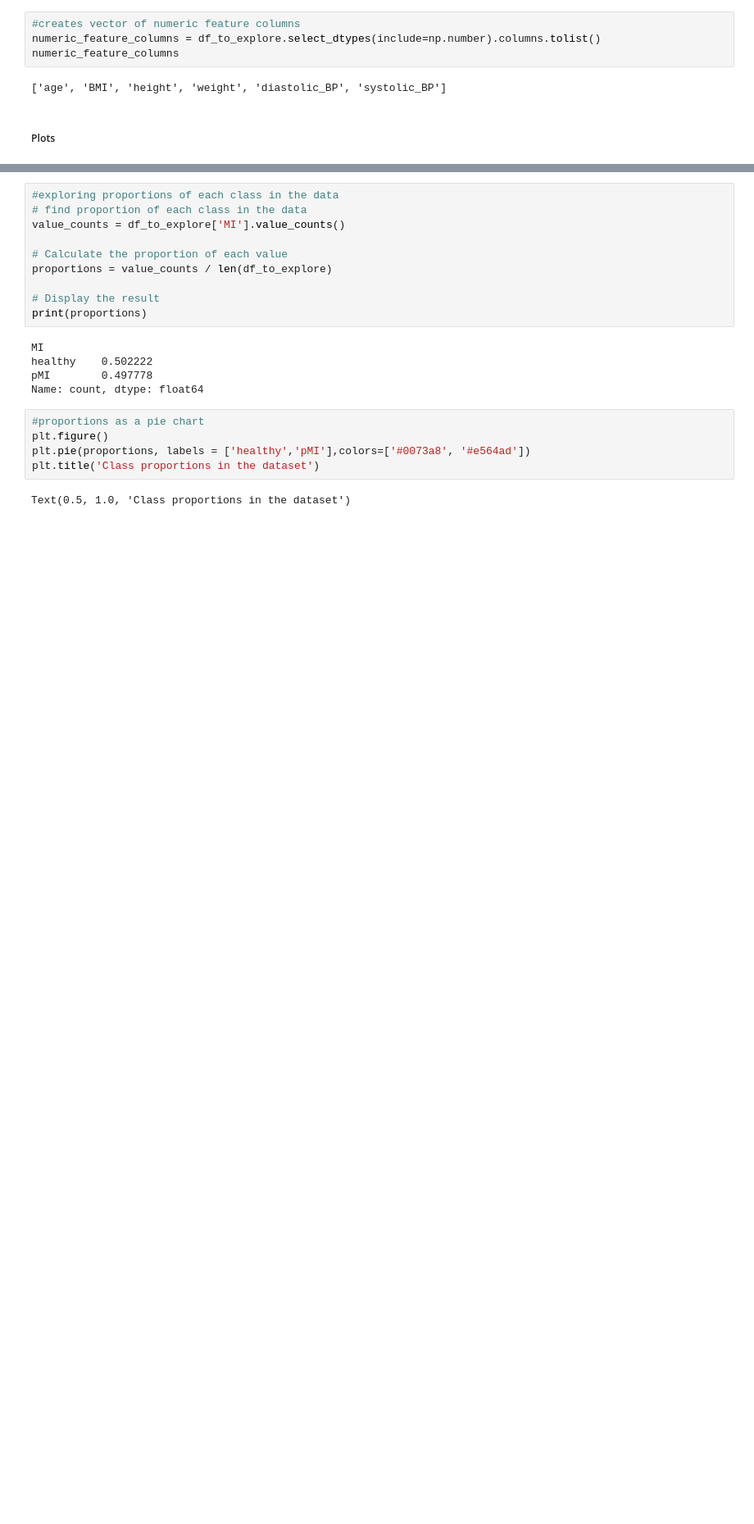
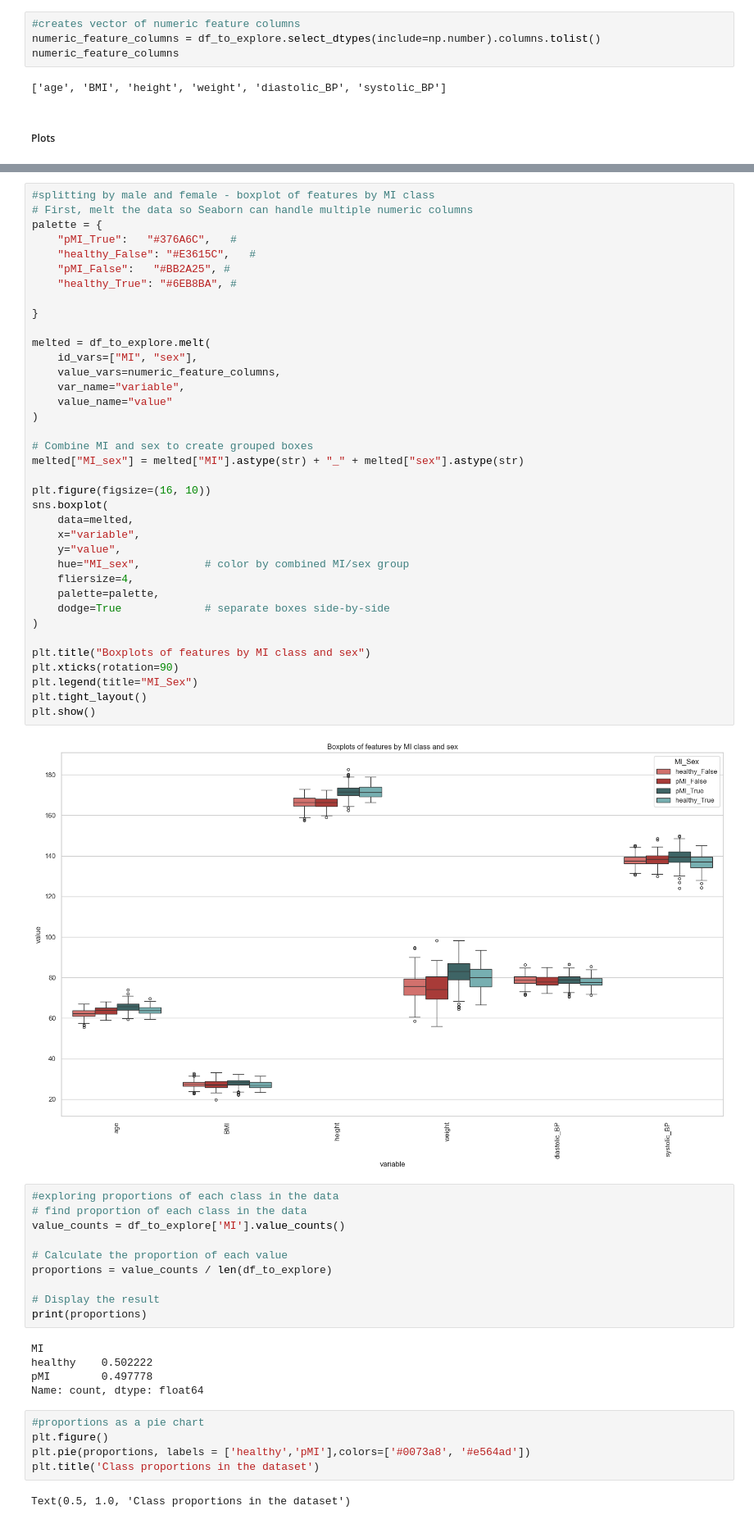
Before and after one commit to emilynurden/myocardial-infarction-predictions, a Jupyter notebook: notebooks:/data_exploration.ipynb, the cells around one changed output, grey strips where cells are left out. Shown at 82% size. Cells and saved outputs as stored; diff of their text form; blank space fills up the shorter version.

```diff
--- a/notebooks:/data_exploration.ipynb
+++ b/notebooks:/data_exploration.ipynb
@@ -119,3 +142,42 @@ plt.xticks(rotation = 90)
+# %%
+#splitting by male and female - boxplot of features by MI class
+# First, melt the data so Seaborn can handle multiple numeric columns
+palette = {
+    "pMI_True":   "#376A6C",   #
+    "healthy_False": "#E3615C",   #
+    "pMI_False":   "#BB2A25", #
+    "healthy_True": "#6EB8BA", #
+
+}
+
+melted = df_to_explore.melt(
+    id_vars=["MI", "sex"],
+    value_vars=numeric_feature_columns,
+    var_name="variable",
+    value_name="value"
+)
+
+# Combine MI and sex to create grouped boxes
+melted["MI_sex"] = melted["MI"].astype(str) + "_" + melted["sex"].astype(str)
+
+plt.figure(figsize=(16, 10))
+sns.boxplot(
+    data=melted,
+    x="variable",
+    y="value",
+    hue="MI_sex",          # color by combined MI/sex group
+    fliersize=4,
+    palette=palette,
+    dodge=True             # separate boxes side-by-side
+)
+
+plt.title("Boxplots of features by MI class and sex")
+plt.xticks(rotation=90)
+plt.legend(title="MI_Sex")
+plt.tight_layout()
+plt.show()
+# %% [output]
+[figure, added]
 # %%
 #exploring proportions of each class in the data
 # find proportion of each class in the data
```
Also changed, not shown: parts of 6 cells of this notebook, 1 other file.
